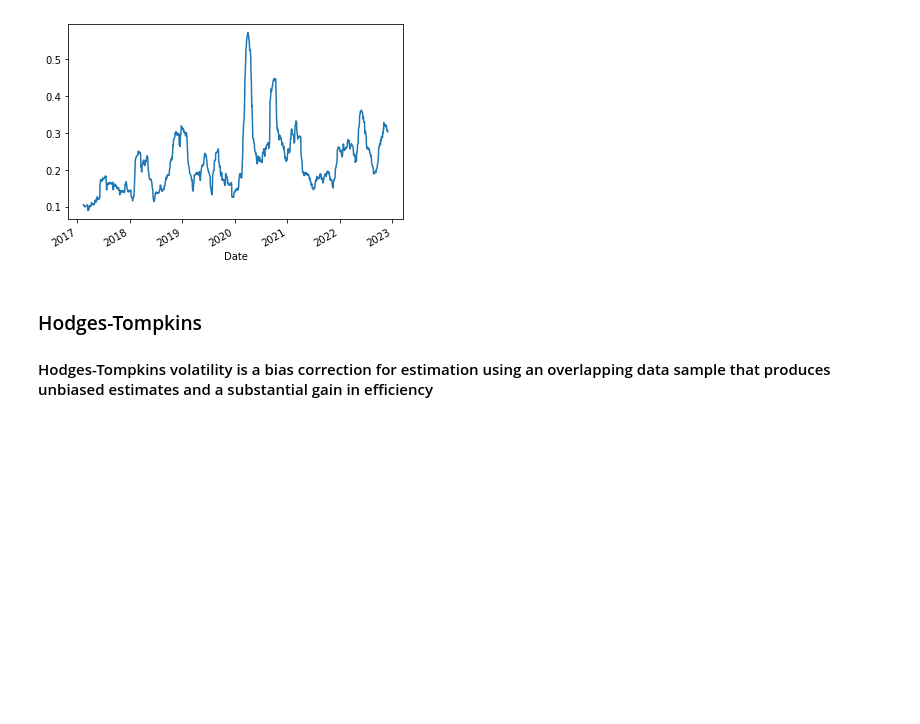
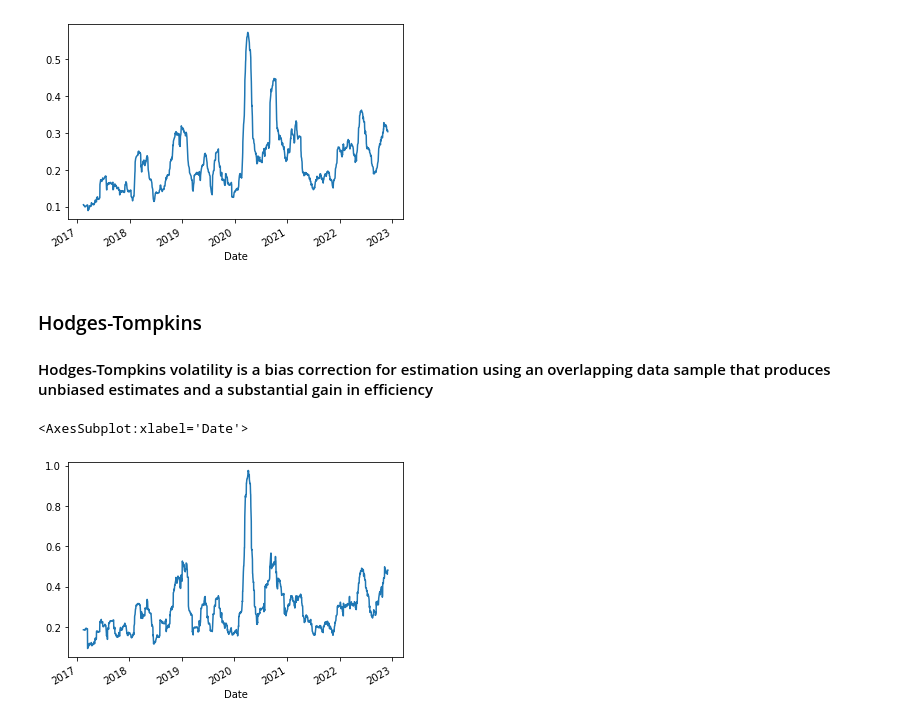
Before and after one commit to fadilparves/trading, a Jupyter notebook: options/Stock_Volatility.ipynb, the cells around one changed output. Saved outputs shown, nothing was run; the diff lists cells and outputs as text; code cells hidden in the pictures; blank space fills up the shorter version.

```diff
--- a/options/Stock_Volatility.ipynb
+++ b/options/Stock_Volatility.ipynb
@@ -106,3 +106,8 @@ def hodges_tompkins(price_data, window=30, trading_periods=252, clean=True):
         return result.dropna()
     else:
         return result
+# %%
+hodges_tompkins(aapl).plot()
+# %% [output]
+<AxesSubplot:xlabel='Date'>
+[figure, added]
```
Also changed, not shown: parts of 2 cells of this notebook.
